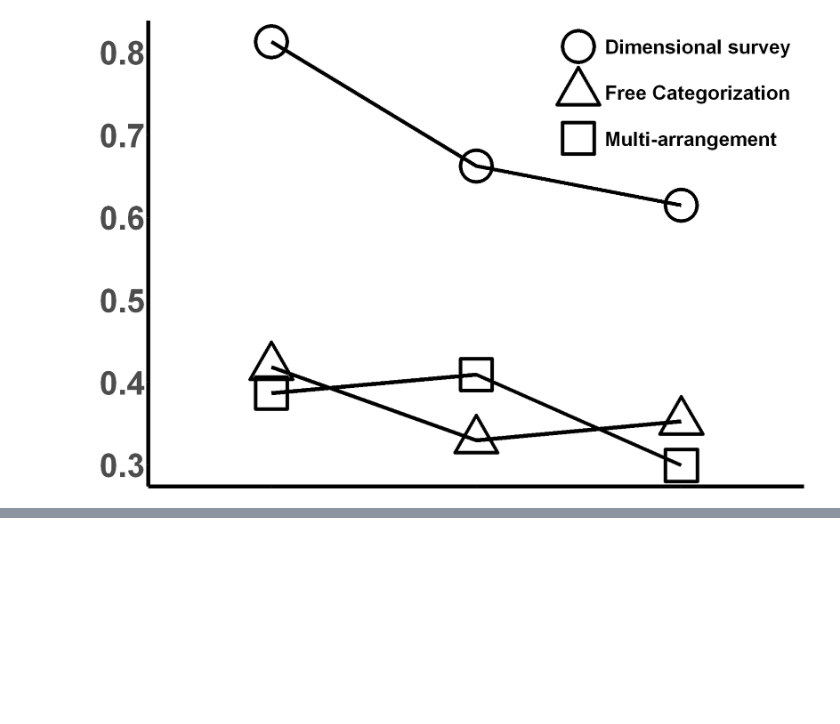
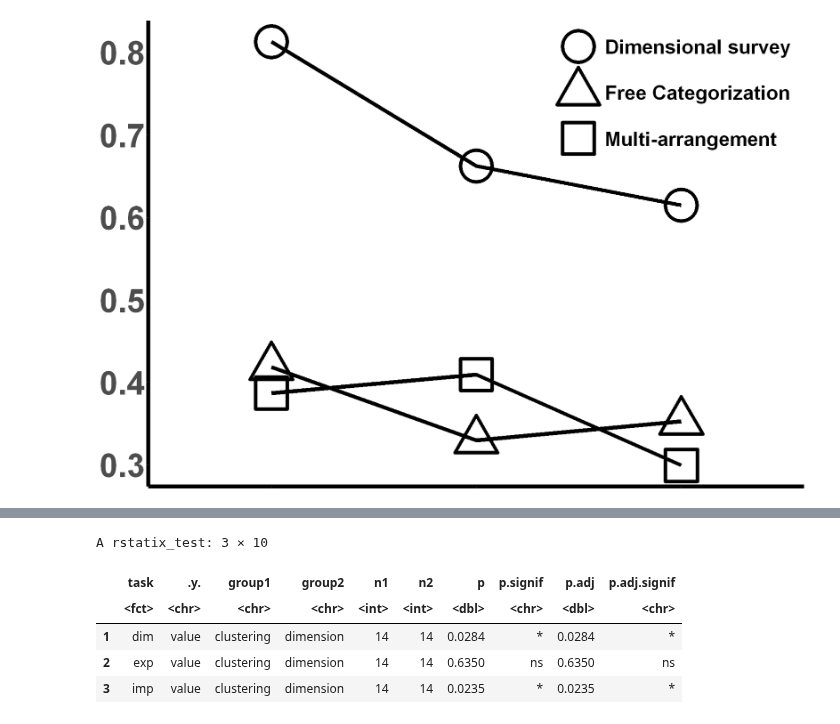
Before and after one commit to BNU-Wang-MSN-Lab/FAVEE-HPP, a Jupyter notebook: Study2/LoocvModelCompare/Task comparison.ipynb, the cells around one changed output, grey strips where cells are left out. Drawn from its saved outputs; the diff is of its cells as text; code cells hidden in the pictures; blank space fills up the shorter version.

```diff
--- a/Study2/LoocvModelCompare/Task comparison.ipynb
+++ b/Study2/LoocvModelCompare/Task comparison.ipynb
@@ -79,0 +150,13 @@ png
+# %%
+# Post hoc
+pwc <- task_compare_anova_melt %>%
+  group_by(task) %>%
+  pairwise_t_test(value ~ model, p.adjust.method = "bonferroni",paired=FALSE)
+pwc
+# %% [output]
+A rstatix_test: 3 × 10
+|  | task | .y. | group1 | group2 | n1 | n2 | p | p.signif | p.adj | p.adj.signif |
+|  | <fct> | <chr> | <chr> | <chr> | <int> | <int> | <dbl> | <chr> | <dbl> | <chr> |
+| 1 | dim | value | clustering | dimension | 14 | 14 | 0.0284 | * | 0.0284 | * |
+| 2 | exp | value | clustering | dimension | 14 | 14 | 0.6350 | ns | 0.6350 | ns |
+| 3 | imp | value | clustering | dimension | 14 | 14 | 0.0235 | * | 0.0235 | * |
```
Also changed, not shown: parts of 6 cells of this notebook.
